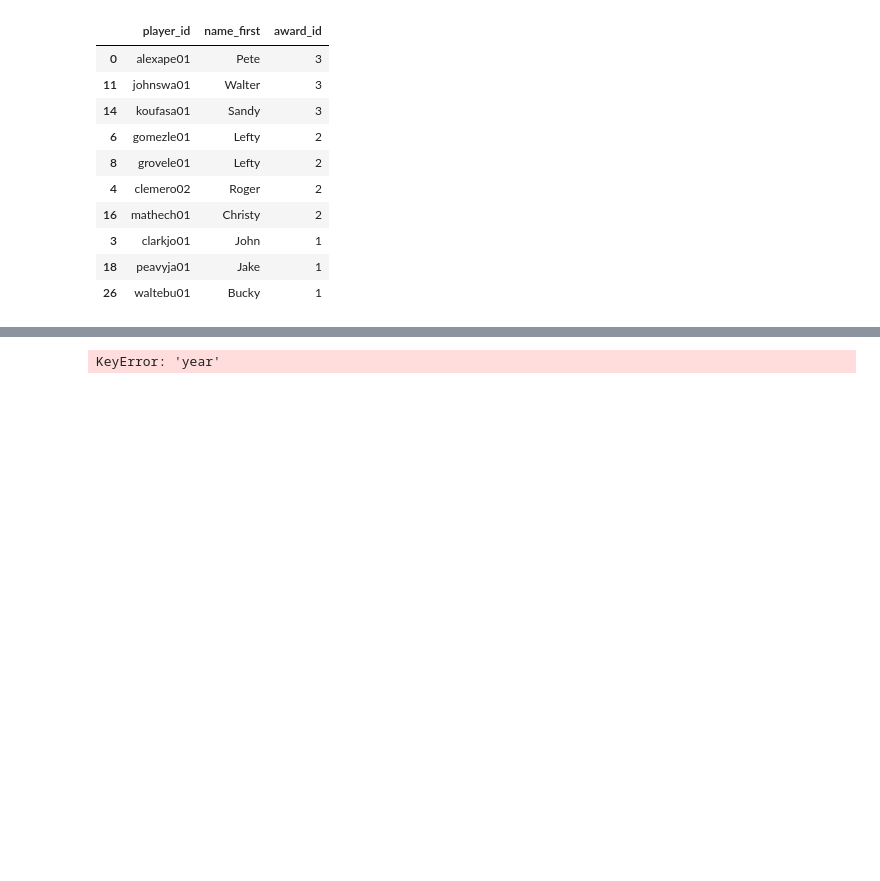
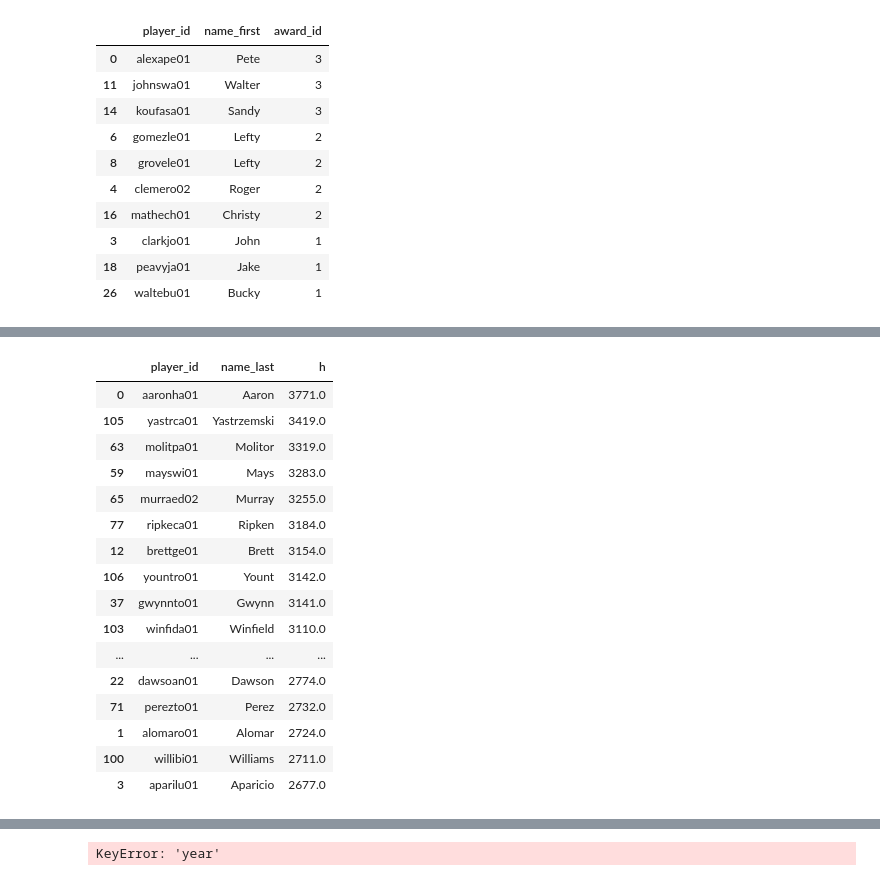
Before and after one commit to andresdr11/_MLB-Database-Analysis_, a Jupyter notebook: Python/PruebasAndres.ipynb, the cells around one changed output, grey strips where cells are left out. Saved outputs shown, nothing was run; the diff lists cells and outputs as text; code cells hidden in the pictures; blank space fills up the shorter version.

```diff
--- a/Python/PruebasAndres.ipynb
+++ b/Python/PruebasAndres.ipynb
@@ -141,0 +153,25 @@ grouped_df
+# %%
+#9
+merged_df = pd.merge(batting, player, on = 'player_id')
+full_merge = pd.merge(merged_df, hall_of_fame, on = 'player_id')
+filtered_df = full_merge[(full_merge['year']>1950) & (full_merge['inducted']=='Y')].groupby(['player_id', 'name_last'])['h'].sum().reset_index()
+result_df = filtered_df.sort_values(by='h', ascending=False).head(25)
+result_df
+# %% [output]
+|  | player_id | name_last | h |
+| 0 | aaronha01 | Aaron | 3771.0 |
+| 105 | yastrca01 | Yastrzemski | 3419.0 |
+| 63 | molitpa01 | Molitor | 3319.0 |
+| 59 | mayswi01 | Mays | 3283.0 |
+| 65 | murraed02 | Murray | 3255.0 |
+| 77 | ripkeca01 | Ripken | 3184.0 |
+| 12 | brettge01 | Brett | 3154.0 |
+| 106 | yountro01 | Yount | 3142.0 |
+| 37 | gwynnto01 | Gwynn | 3141.0 |
+| 103 | winfida01 | Winfield | 3110.0 |
+| ... | ... | ... | ... |
+| 22 | dawsoan01 | Dawson | 2774.0 |
+| 71 | perezto01 | Perez | 2732.0 |
+| 1 | alomaro01 | Alomar | 2724.0 |
+| 100 | willibi01 | Williams | 2711.0 |
+| 3 | aparilu01 | Aparicio | 2677.0 |
```
Also changed, not shown: parts of 12 cells of this notebook.
